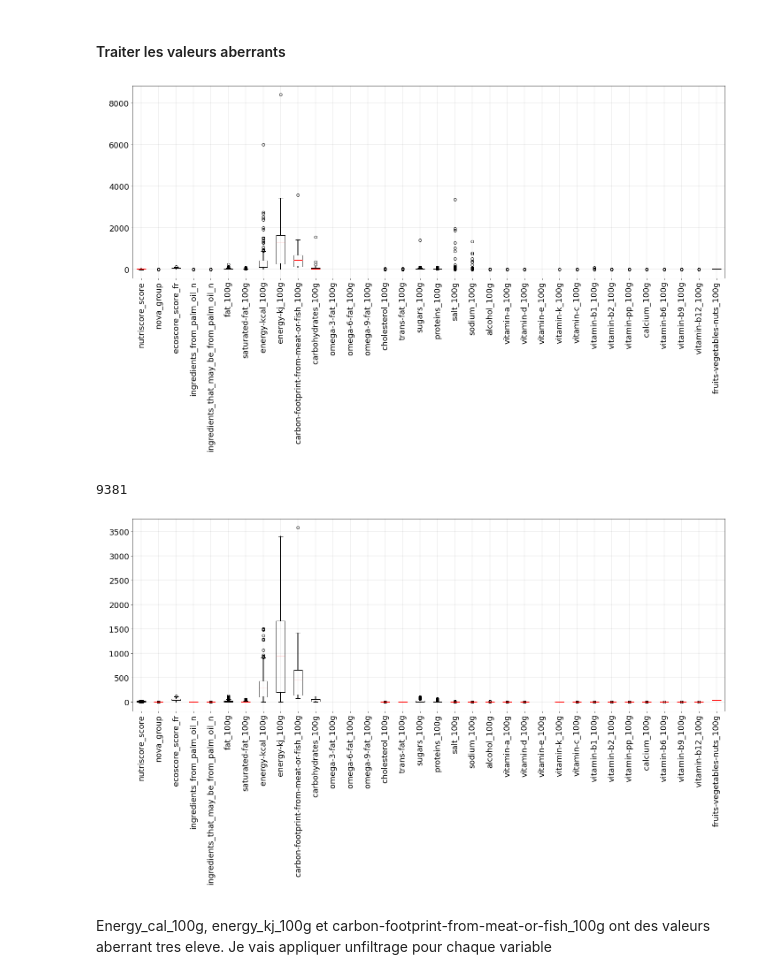
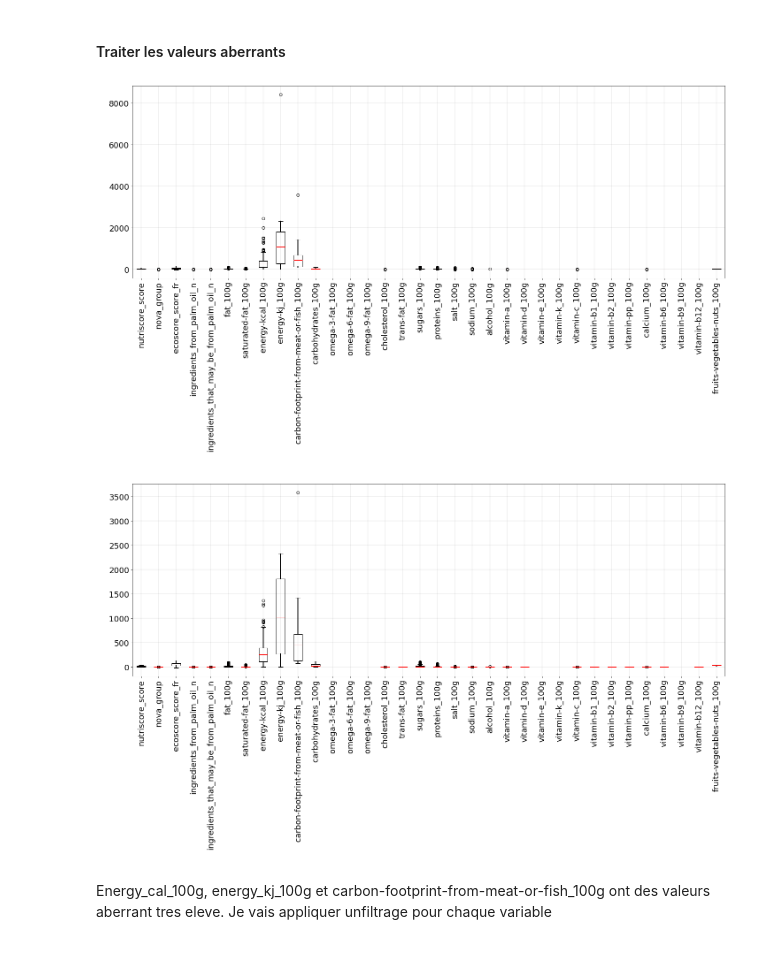
Before and after one commit to yonssJ/Data-Science-Course, a Jupyter notebook: P3/P3_01_notebook.ipynb, the cells around one changed output. Drawn from its saved outputs; the diff is of its cells as text; code cells hidden in the pictures.

```diff
--- a/P3/P3_01_notebook.ipynb
+++ b/P3/P3_01_notebook.ipynb
@@ -18,18 +18,18 @@ pd.set_option("display.precision", 2)
 pd.set_option("display.max.columns", None)
 pd.set_option("display.max.rows", None)
 
-file = pathlib.Path('DATA/FR.openfoodfacts.org.products.csv')
+file = pathlib.Path('../../P3/DATA/FR.openfoodfacts.org.products.csv')
 
 if file.exists ():
-    df =pd.read_csv('DATA/FR.openfoodfacts.org.products.csv')
+    df =pd.read_csv('../../P3/DATA/FR.openfoodfacts.org.products.csv')
     print ("File exist")
 else:
-    df = pd.read_csv("DATA/en.openfoodfacts.org.products.csv",
-                     sep="\t", encoding="utf-8", low_memory=False)
-    df=df.fillna('Chinee')
+    df = pd.read_csv("../../P3/DATA/en.openfoodfacts.org.products.csv",
+                     sep="\t", encoding="utf-8", nrows=15000, low_memory=False)
+    df['countries_en']=df['countries_en'].fillna('MISSING COUNTRY')
     #Selectioner seulement les donnees du marche Français
     mask = (df['countries_en'].str.contains('France', regex=False))
     df = df[mask]
-    df.to_csv ('DATA/FR.openfoodfacts.org.products.csv', index = False, header=True)
+    df.to_csv ('../../P3/DATA/FR.openfoodfacts.org.products.csv', index = False, header=True)
     print ("Create FR File")
 # %% [output]
@@ -104,27 +96,25 @@ def plot_box_plot(df,xlabel_name,ylabel_name):
 # %% [markdown]
 #### Traiter les valeurs aberrants
 # %%
-figure_name ='FIGURES/Outliers.jpeg'
+figure_name ='../../P3/FIGURES/Outliers.jpeg'
 
 ylabel = " "
 xlabel = " "
 ax = plot_box_plot(filtered_df,xlabel,ylabel)
 # %% [output]
-[figure, old version]
+[figure, new version]
 # %%
 q1value=0.05
 q3value=0.95
 df1 = remove_outlier(filtered_df,q1value,q3value)
-# %% [output]
-9381
 # %%
-figure_name ='FIGURES/Outliers.jpeg'
+figure_name ='../../P3/FIGURES/Outliers.jpeg'
 
 ylabel = " "
 xlabel = " "
 ax = plot_box_plot(df1,xlabel,ylabel)
 # %% [output]
-[figure, old version]
+[figure, new version]
 # %% [markdown]
 Energy_cal_100g, energy_kj_100g et carbon-footprint-from-meat-or-fish_100g ont des valeurs
 aberrant tres eleve. Je vais appliquer unfiltrage pour chaque variable
```
Also changed, not shown: parts of 9 cells of this notebook.
